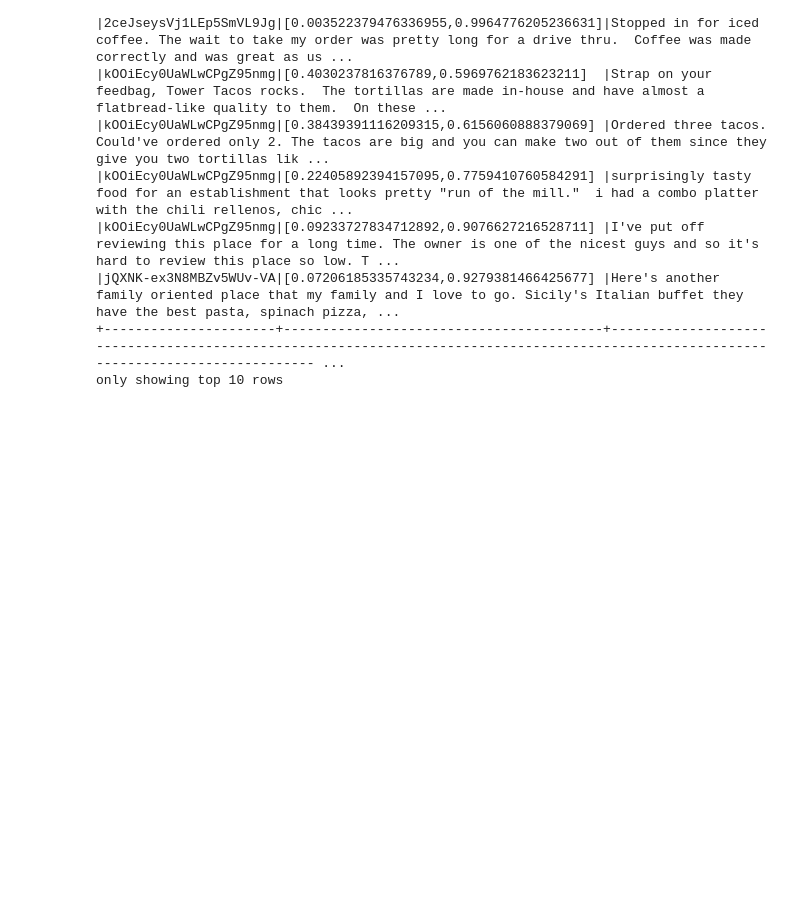
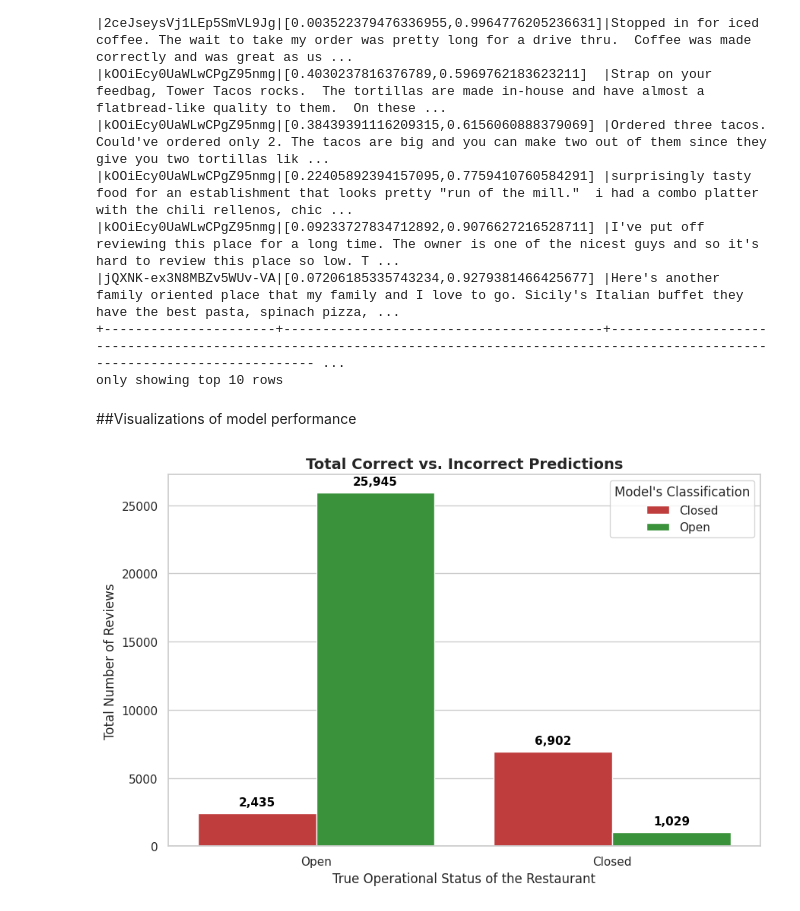
Before and after one commit to normala127/NLP_Yelp_Review_Project, a Jupyter notebook: project.ipynb, the cells around one changed output. Saved outputs shown, nothing was run; the diff lists cells and outputs as text; code cells hidden in the pictures; blank space fills up the shorter version.

```diff
--- a/project.ipynb
+++ b/project.ipynb
@@ -1103,3 +1103,42 @@ Restaurants the Logistic Regression predicted would stay open, but actually clos
 |jQXNK-ex3N8MBZv5WUv-VA|[0.07206185335743234,0.9279381466425677] |Here's another family oriented place that my family and I love to go. Sicily's Italian buffet they have the best pasta, spinach pizza, ...
 +----------------------+-----------------------------------------+-------------------------------------------------------------------------------------------------------------------------------------- ...
 only showing top 10 rows
+# %%
+count_agg_spark = predictions.groupBy("stars_review_binary", "prediction_sentiment").count()
+
+count_agg_pd = count_agg_spark.toPandas()
+
+status_map = {1: "Open", 0: "Closed"}
+count_agg_pd["True Status"] = count_agg_pd["stars_review_binary"].map(status_map)
+count_agg_pd["Model Predicted"] = count_agg_pd["prediction_sentiment"].map(status_map)
+# %% [markdown]
+##Visualizations of model performance
+# %%
+plt.figure(figsize=(9, 6))
+sns.set_theme(style="whitegrid")
+
+ax = sns.barplot(
+    x="True Status",
+    y="count",
+    hue="Model Predicted",
+    data=count_agg_pd,
+    palette={"Open": "#2ca02c", "Closed": "#d62728"}
+)
+
+plt.title("Total Correct vs. Incorrect Predictions", fontsize=14, fontweight='bold')
+plt.xlabel("True Operational Status of the Restaurant", fontsize=12)
+plt.ylabel("Total Number of Reviews", fontsize=12)
+
+for p in ax.patches:
+    if p.get_height() > 0:
+        ax.annotate(f"{int(p.get_height()):,}",
+                    (p.get_x() + p.get_width() / 2., p.get_height()),
+                    ha='center', va='bottom',
+                    color='black', fontweight='bold', fontsize=11,
+                    xytext=(0, 5), textcoords='offset points')
+
+plt.legend(title="Model's Classification")
+plt.tight_layout()
+plt.show()
+# %% [output]
+[figure, added]
```
Also changed, not shown: parts of 2 cells of this notebook.
